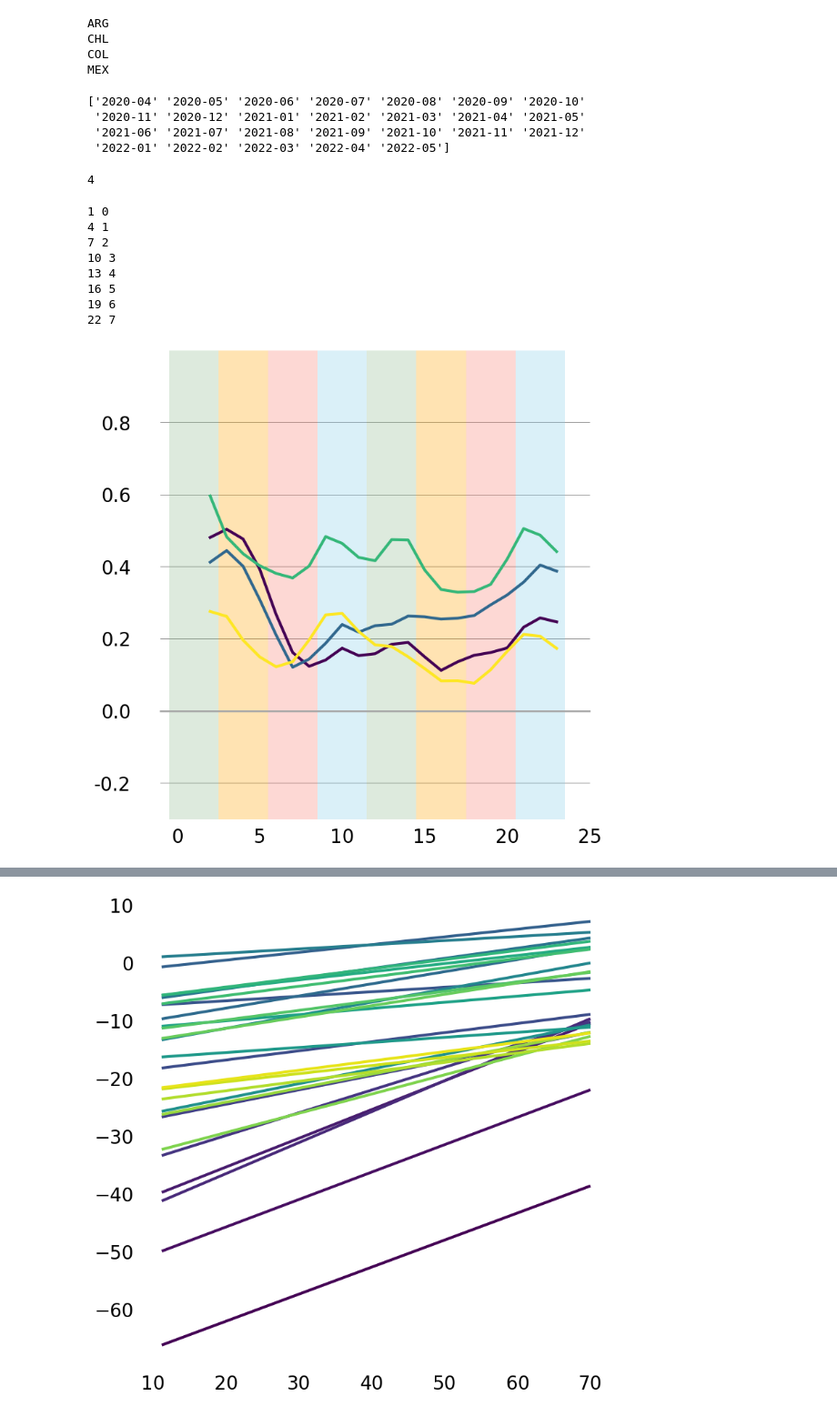
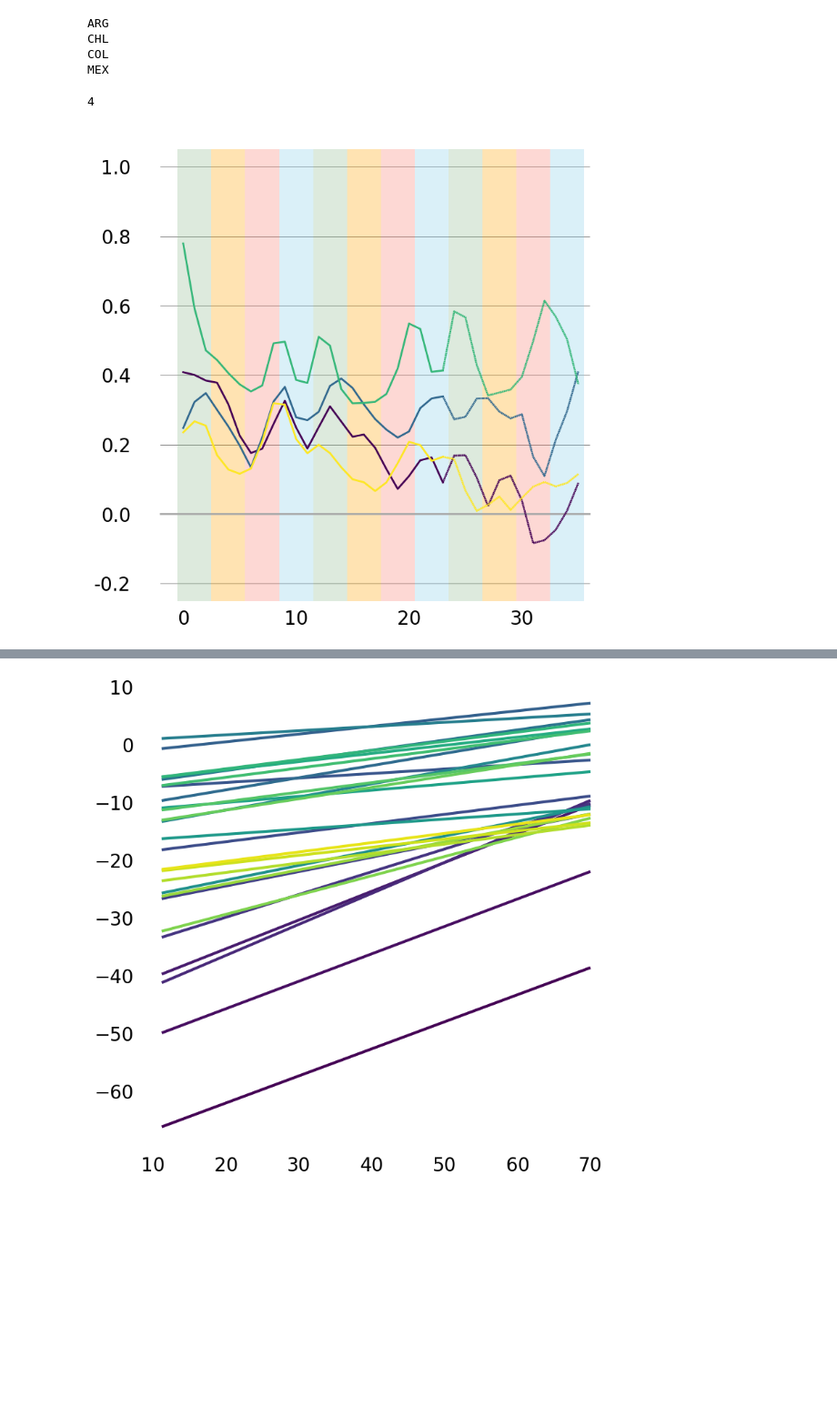
Before and after one commit to carmen-cabrera/latin-mobility-covid, a Jupyter notebook: code/Evolution_slopes.ipynb, the cells around one changed output, grey strips where cells are left out. Shown at 91% size. Drawn from its saved outputs; the diff is of its cells as text; code cells hidden in the pictures; blank space fills up the shorter version.

Commit message:
evo-slopes-intercepts

```diff
--- a/code/Evolution_slopes.ipynb
+++ b/code/Evolution_slopes.ipynb
@@ -68,11 +57,10 @@ def evolution(country):
 # %%
-def slope_intercept(gdf_admin_mov, evo_admins):
+def slope_intercept(rdi, evo_admins):
 
     slopes = []
     intercepts = []
     for i in range(len(evo_admins[0])):
-
-        X = sm.add_constant(gdf_admin_mov['rdi'])
+        X = sm.add_constant(rdi)
         normal_model_admin = sm.GLM(evo_admins[:,i], X, family=sm.families.Gaussian())
         normal_results_admin = normal_model_admin.fit()
         slopes.append(normal_results_admin.params[1])
@@ -97,8 +85,8 @@ for country in countries:
     elif country == "MEX":
         country_full = "mexico"
 
-    gdf_admin_mov, evo_admins = evolution(country)
-    slopes_country, intercept_country = slope_intercept(gdf_admin_mov, evo_admins)
+    rdi, evo_admins = evolution(country)
+    slopes_country, intercept_country = slope_intercept(rdi, evo_admins)
     slopes.append(slopes_country)
     intercepts.append(intercept_country)
 # %% [output]
@@ -106,28 +94,6 @@ ARG
 CHL
 COL
 MEX
-# %%
-df_stringency = pd.read_csv("/Volumes/RECAST/data/covid_stringency/owid-covid-data.csv")
-df_stringency = df_stringency[df_stringency['location'] == str(country_full).capitalize()].reset_index(drop=True)
-df_stringency = df_stringency.filter(['location', 'date', 'stringency_index'], axis=1)
-df_stringency = df_stringency.fillna(0)
-df_stringency['monthyear'] = [str(date)[0:7] for date in df_stringency['date']]
-monthyears = np.unique(df_stringency['monthyear'])
-
-stringencies = []
-for monthyear in monthyears:
-    df_stringency_monthyear = df_stringency[df_stringency['monthyear']==monthyear].reset_index(drop=True)
-    stringencies.append(np.mean(df_stringency_monthyear['stringency_index']))
-
-monthyears = monthyears[3:-10]
-stringencies = stringencies[3:-10]
-
-print(monthyears)
-# %% [output]
-['2020-04' '2020-05' '2020-06' '2020-07' '2020-08' '2020-09' '2020-10'
- '2020-11' '2020-12' '2021-01' '2021-02' '2021-03' '2021-04' '2021-05'
- '2021-06' '2021-07' '2021-08' '2021-09' '2021-10' '2021-11' '2021-12'
- '2022-01' '2022-02' '2022-03' '2022-04' '2022-05']
 # %%
 len(slopes)
 # %% [output]
@@ -144,49 +110,45 @@ ax.tick_params(axis = 'both', which = 'both', width = 0, length = 0, color = 'k'
 
 cmap = plt.get_cmap('viridis')
 colors = [cmap(i/(len(slopes)-1)) for i in range(len(slopes))]
 
+x = np.arange(len(slopes[0]))
+x_obs = x[0:24]
+x_fcst = x[23:]
 for i in range(len(slopes)):
-    x = np.arange(len(slopes[i]))
-    y = slopes[i]
-    ax.plot(x, pd.DataFrame(y, columns=['data']).rolling(3).mean(), lw=3, zorder=2, color=colors[i])
+    y_smooth = pd.DataFrame({'y_smooth': slopes[i]}).apply(savgol_filter,  window_length=5, polyorder=2)
+    y_obs = y_smooth[0:24]
+    y_fcst = y_smooth[23:]
+    ax.plot(x_obs, y_obs, zorder=100, lw=2, color=colors[i])
+    ax.plot(x_fcst, y_fcst, zorder=100, lw=2, color=colors[i], linestyle='--', dashes=(.7, .2))
 
-xmin, xmax = 0,25
+xmin, xmax = -1,36
 ax.set_ylim([xmin, xmax])
 
-ymin, ymax = -0.3,1.0
+ymin, ymax = -0.25,1.1
 ax.set_ylim([ymin, ymax])
 
 yticks = []
 for i in range(int(ymin*10), int(ymax*10)):
     if i%2 == 0:
         yticks.append(i/10)
 ax.set_yticks(yticks, yticks)
 for y in yticks:
     ax.plot([xmin-1, xmax],[y,y], color='gray', lw=0.7, zorder=0)
 # ax.tick_params(axis = 'y', labelsize = 20, pad=6, rotation=0)
 
 ax.plot([xmin-1, xmax],[0,0], color='darkgray', lw=2, zorder=1)
 
 
 season = ['darkseagreen', 'orange', 'salmon', 'skyblue']
 i = 0
 for k in range(1,len(x), 3):
     x = [k-1.50, k+1.50]
-    print(k,i)
-    ax.fill_between(x, 1*np.ones(len(x)), -1*np.ones(len(x)), color=season[i%4], alpha=0.3, edgecolor='None', linewidth=0, zorder=0)
+    ax.fill_between(x, 1.05*np.ones(len(x)), -0.25*np.ones(len(x)), color=season[i%4], alpha=0.3, edgecolor='None', linewidth=0, zorder=0)
     i += 1
 
 plt.show()
 # %% [output]
-1 0
-4 1
-7 2
-10 3
-13 4
-16 5
-19 6
-22 7
-[figure, old version]
+[figure, new version]
 # %%
 fig,ax = plt.subplots(figsize=(9,9))
 
```
Also changed, not shown: parts of 3 cells of this notebook, 20 other files.
